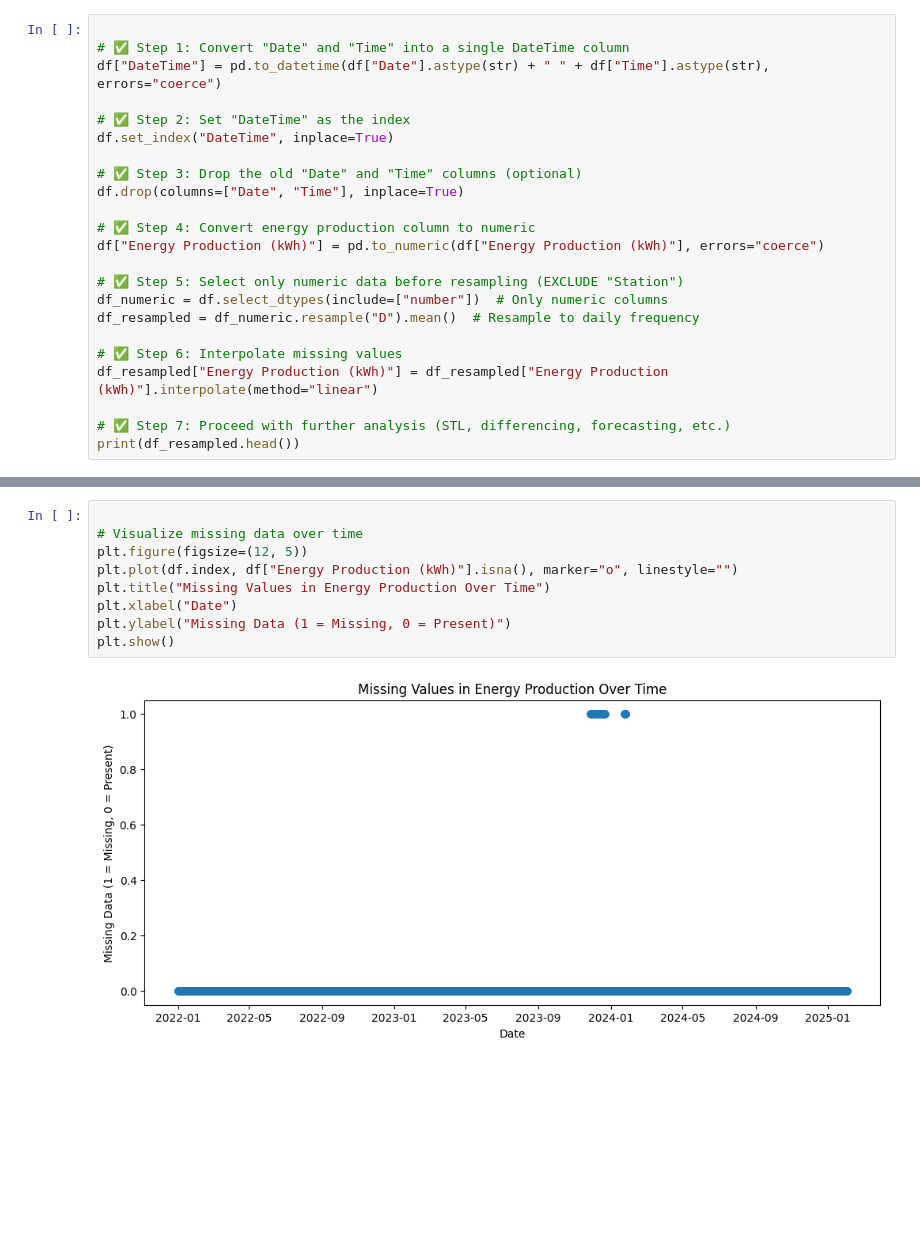
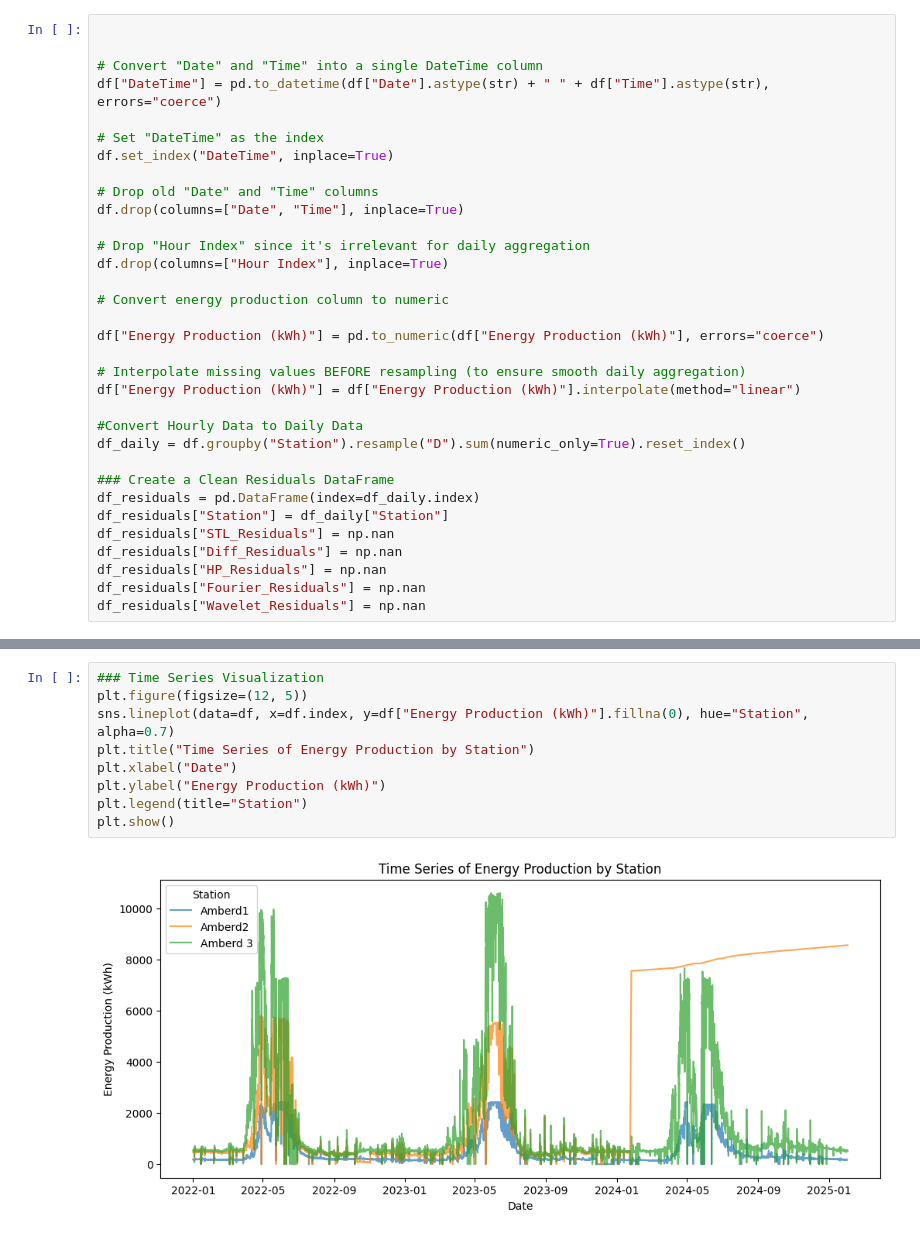
Before and after one commit to ElvinaNosrati/energy-production-analysis, a Jupyter notebook: seasonality_removal.ipynb, the cells around one changed output, grey strips where cells are left out. Saved outputs shown, nothing was run; the diff lists cells and outputs as text; blank space fills up the shorter version.

```diff
--- a/seasonality_removal.ipynb
+++ b/seasonality_removal.ipynb
@@ -9,23 +28,33 @@ df = pd.read_excel("/Users/elvinanosrati/Capstone/Amberd.xlsx")
 # %%
 
-# ✅ Step 1: Convert "Date" and "Time" into a single DateTime column
+
+# Convert "Date" and "Time" into a single DateTime column
 df["DateTime"] = pd.to_datetime(df["Date"].astype(str) + " " + df["Time"].astype(str), errors="coerce")
 
-# ✅ Step 2: Set "DateTime" as the index
+# Set "DateTime" as the index
 df.set_index("DateTime", inplace=True)
 
-# ✅ Step 3: Drop the old "Date" and "Time" columns (optional)
+# Drop old "Date" and "Time" columns
 df.drop(columns=["Date", "Time"], inplace=True)
 
-# ✅ Step 4: Convert energy production column to numeric
+# Drop "Hour Index" since it's irrelevant for daily aggregation
+df.drop(columns=["Hour Index"], inplace=True)
+
+# Convert energy production column to numeric
+
 df["Energy Production (kWh)"] = pd.to_numeric(df["Energy Production (kWh)"], errors="coerce")
 
-# ✅ Step 5: Select only numeric data before resampling (EXCLUDE "Station")
-df_numeric = df.select_dtypes(include=["number"])  # Only numeric columns
-df_resampled = df_numeric.resample("D").mean()  # Resample to daily frequency
+# Interpolate missing values BEFORE resampling (to ensure smooth daily aggregation)
+df["Energy Production (kWh)"] = df["Energy Production (kWh)"].interpolate(method="linear")
 
-# ✅ Step 6: Interpolate missing values
-df_resampled["Energy Production (kWh)"] = df_resampled["Energy Production (kWh)"].interpolate(method="linear")
+#Convert Hourly Data to Daily Data
+df_daily = df.groupby("Station").resample("D").sum(numeric_only=True).reset_index()
 
-# ✅ Step 7: Proceed with further analysis (STL, differencing, forecasting, etc.)
-print(df_resampled.head())
+### Create a Clean Residuals DataFrame
+df_residuals = pd.DataFrame(index=df_daily.index)
+df_residuals["Station"] = df_daily["Station"]
+df_residuals["STL_Residuals"] = np.nan
+df_residuals["Diff_Residuals"] = np.nan
+df_residuals["HP_Residuals"] = np.nan
+df_residuals["Fourier_Residuals"] = np.nan
+df_residuals["Wavelet_Residuals"] = np.nan
@@ -49,11 +72,11 @@ dtype: int64
 # %%
-
-# Visualize missing data over time
+### Time Series Visualization
 plt.figure(figsize=(12, 5))
-plt.plot(df.index, df["Energy Production (kWh)"].isna(), marker="o", linestyle="")
-plt.title("Missing Values in Energy Production Over Time")
+sns.lineplot(data=df, x=df.index, y=df["Energy Production (kWh)"].fillna(0), hue="Station", alpha=0.7)
+plt.title("Time Series of Energy Production by Station")
 plt.xlabel("Date")
-plt.ylabel("Missing Data (1 = Missing, 0 = Present)")
+plt.ylabel("Energy Production (kWh)")
+plt.legend(title="Station")
 plt.show()
 # %% [output]
-[figure, old version]
+[figure, new version]
```
Also changed, not shown: parts of 18 cells of this notebook.
